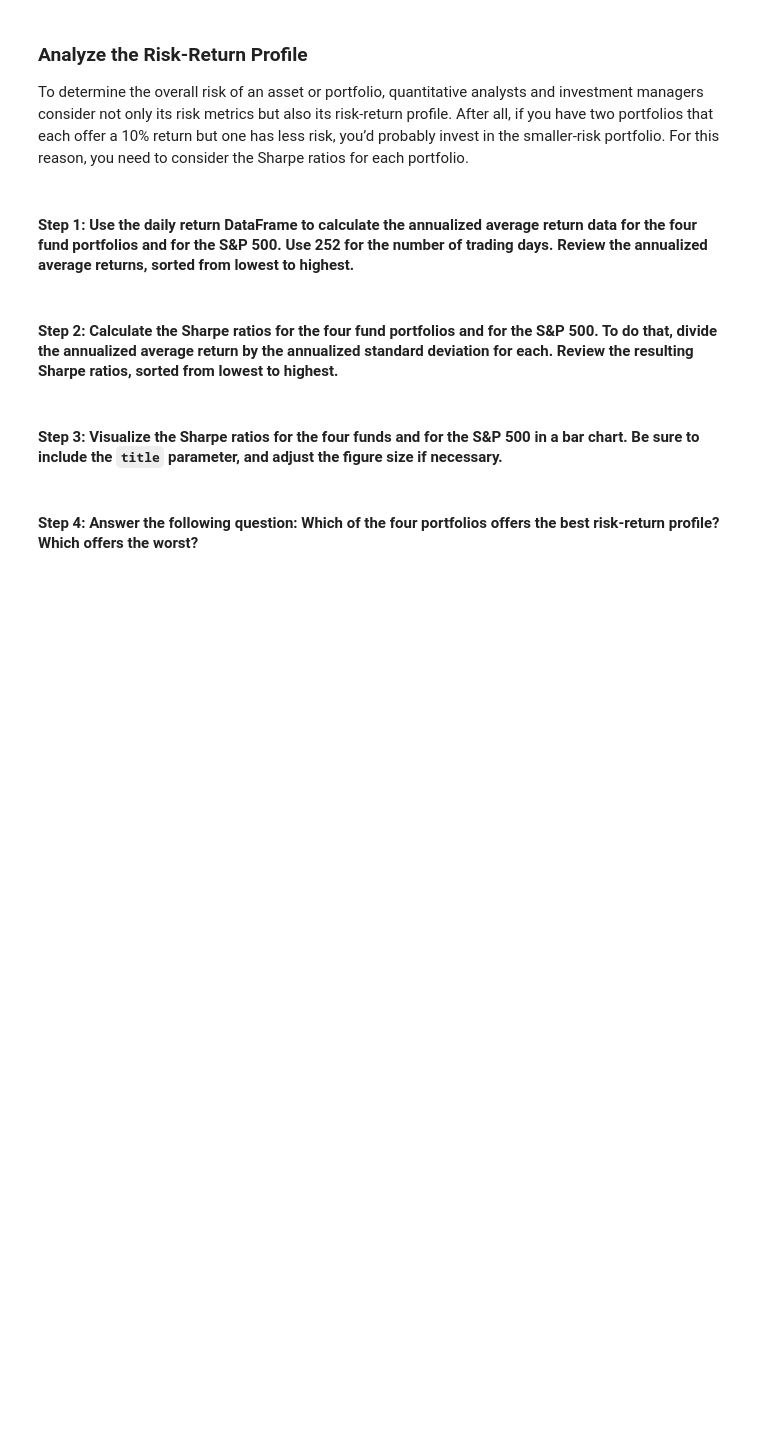
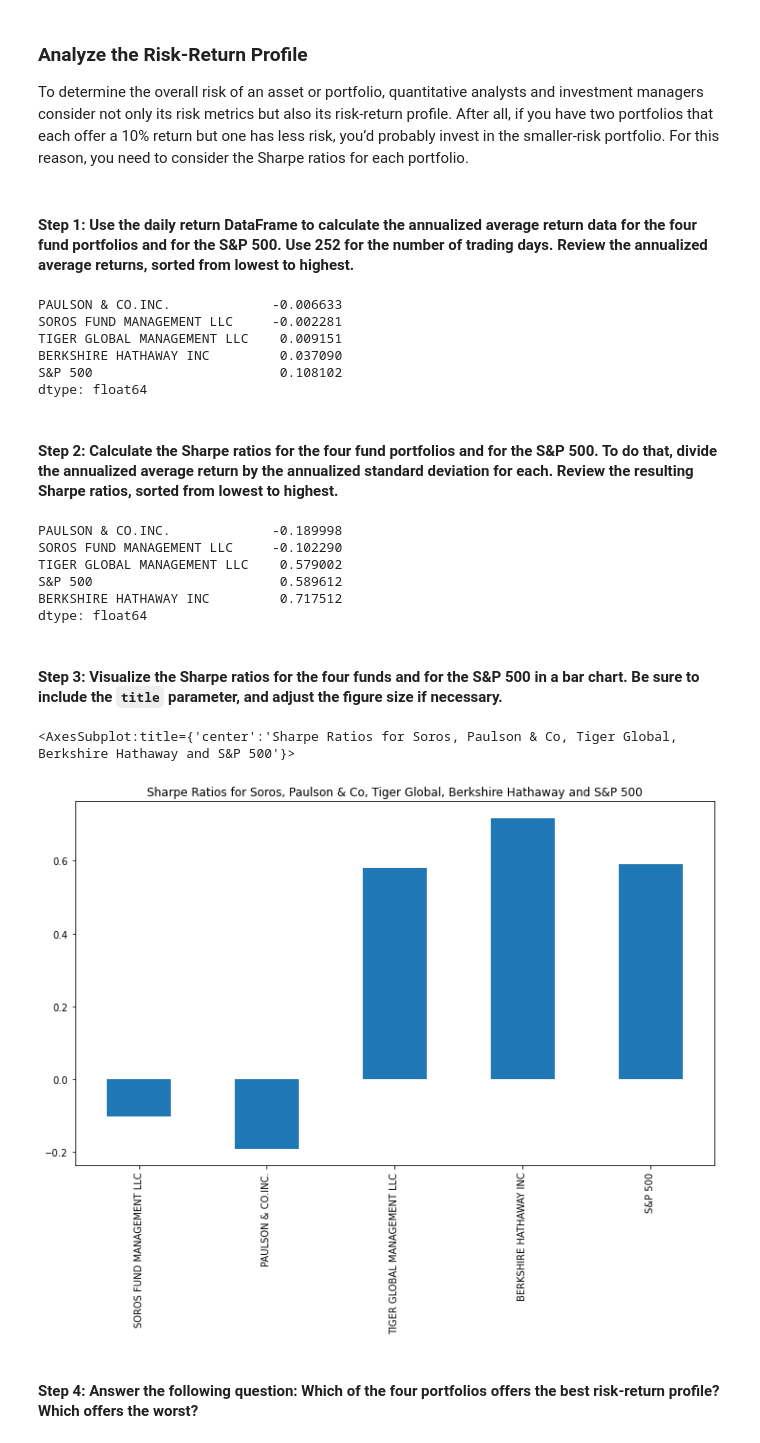
Before and after one commit to EmilyBertani/Challenge_4, a Jupyter notebook: risk_return_analysis.ipynb, the cells around one changed output. Drawn from its saved outputs; the diff is of its cells as text; code cells hidden in the pictures; blank space fills up the shorter version.

```diff
--- a/risk_return_analysis.ipynb
+++ b/risk_return_analysis.ipynb
@@ -330,18 +330,40 @@ To determine the overall risk of an asset or portfolio, quantitative analysts an
 # Use 252 as the number of trading days in the year
 # Review the annual average returns sorted from lowest to highest
 # YOUR CODE HERE
+annual_avg_return = daily_returns.mean() * 252
+annual_avg_return.sort_values()
+# %% [output]
+PAULSON & CO.INC.             -0.006633
+SOROS FUND MANAGEMENT LLC     -0.002281
+TIGER GLOBAL MANAGEMENT LLC    0.009151
+BERKSHIRE HATHAWAY INC         0.037090
+S&P 500                        0.108102
+dtype: float64
 # %% [markdown]
 #### Step 2: Calculate the Sharpe ratios for the four fund portfolios and for the S&P 500. To do that, divide the annualized average return by the annualized standard deviation for each. Review the resulting Sharpe ratios, sorted from lowest to highest.
 # %%
 # Calculate the annualized Sharpe Ratios for each of the 4 portfolios and the S&P 500.
 # Review the Sharpe ratios sorted lowest to highest
 # YOUR CODE HERE
+sharpe_ratios = annual_avg_return / annualized_std_dev
+sharpe_ratios.sort_values()
+# %% [output]
+PAULSON & CO.INC.             -0.189998
+SOROS FUND MANAGEMENT LLC     -0.102290
+TIGER GLOBAL MANAGEMENT LLC    0.579002
+S&P 500                        0.589612
+BERKSHIRE HATHAWAY INC         0.717512
+dtype: float64
 # %% [markdown]
 #### Step 3: Visualize the Sharpe ratios for the four funds and for the S&P 500 in a bar chart. Be sure to include the `title` parameter, and adjust the figure size if necessary.
 # %%
 # Visualize the Sharpe ratios as a bar chart
 # Include a title parameter and adjust the figure size
 # YOUR CODE HERE
+sharpe_ratios.plot.bar(figsize=(12,7), title='Sharpe Ratios for Soros, Paulson & Co, Tiger Global, Berkshire Hathaway and S&P 500')
+# %% [output]
+<AxesSubplot:title={'center':'Sharpe Ratios for Soros, Paulson & Co, Tiger Global, Berkshire Hathaway and S&P 500'}>
+[figure, added]
 # %% [markdown]
 #### Step 4: Answer the following question: Which of the four portfolios offers the best risk-return profile? Which offers the worst?
 # %% [markdown]
```
Also changed, not shown: parts of 11 cells of this notebook.
